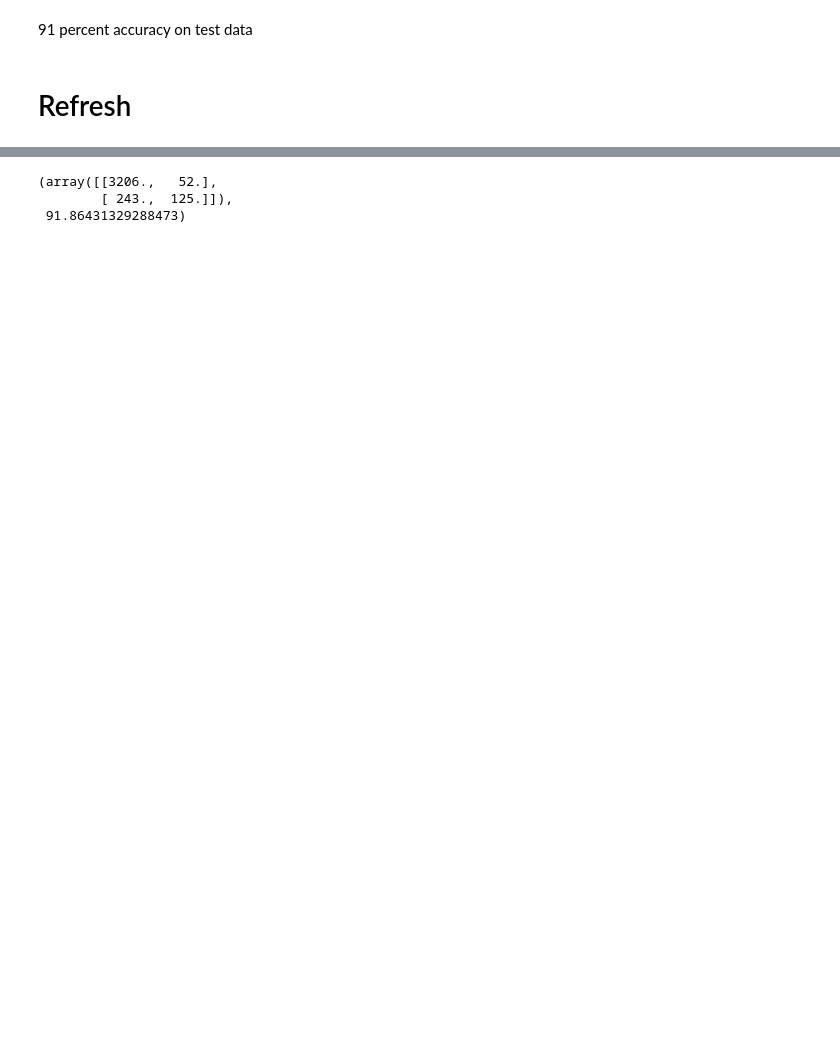
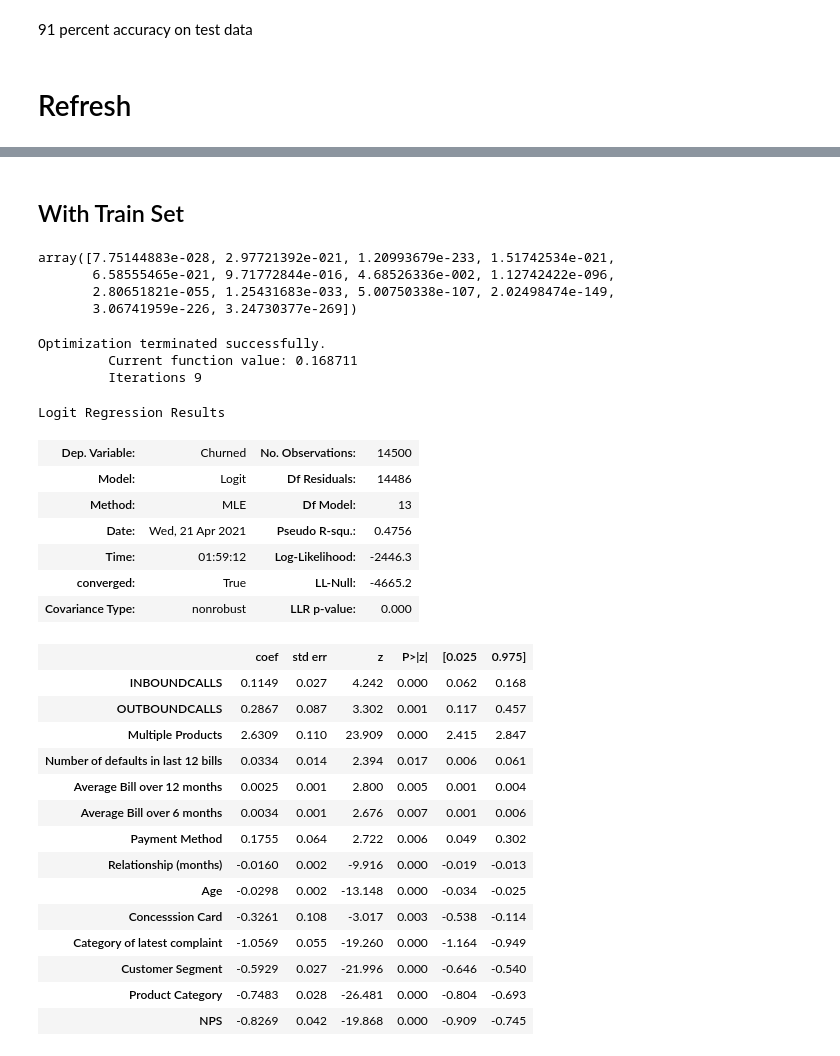
Before and after one commit to Vipul-Dass/Churn-Data, a Jupyter notebook: Logit Regression.ipynb, the cells around one changed output, grey strips where cells are left out. Cells and saved outputs as stored; diff of their text form; code cells hidden in the pictures; blank space fills up the shorter version.

```diff
--- a/Logistic Regression.ipynb
+++ b/Logit Regression.ipynb
@@ -1038,8 +933,68 @@ x2t = test[estimators]
-# %%
-xtn = sm.add_constant(x2t)
-# %%
-confusion_matrix(x2t, yt2, results)
-# %% [output]
-(array([[3206.,   52.],
-        [ 243.,  125.]]),
- 91.86431329288473)
+# %%
+train,test = train_test_split(data1,test_size = 0.2,random_state = 0)
+# %% [markdown]
+## With Train Set
+# %%
+y2_train = train['Churned']
+
+
+estimators = ['INBOUNDCALLS',
+ 'OUTBOUNDCALLS',
+ 'Multiple Products',
+ 'Number of defaults in last 12 bills',
+ 'Average Bill over 12 months',
+              'Average Bill over 6 months',
+              'Payment Method',
+ 'Relationship (months)',
+ 'Age',
+ 'Concesssion Card',
+ 'Category of latest complaint',
+ 'Customer Segment',
+ 'Product Category',
+ 'NPS']
+
+x2_train = train[estimators]
+# %%
+# Check if features are significant
+
+from sklearn.feature_selection import f_regression
+p = f_regression(x2_train,y2_train)[1]
+p
+# %% [output]
+array([7.75144883e-028, 2.97721392e-021, 1.20993679e-233, 1.51742534e-021,
+       6.58555465e-021, 9.71772844e-016, 4.68526336e-002, 1.12742422e-096,
+       2.80651821e-055, 1.25431683e-033, 5.00750338e-107, 2.02498474e-149,
+       3.06741959e-226, 3.24730377e-269])
+# %%
+# Train, Fit and Summarize the Model
+
+reg_log = sm.Logit(y2_train,x2_train)
+results = reg_log.fit()
+results.summary()
+# %% [output]
+Optimization terminated successfully.
+         Current function value: 0.168711
+         Iterations 9
+Logit Regression Results
+| Dep. Variable: | Churned | No. Observations: | 14500 |
+| Model: | Logit | Df Residuals: | 14486 |
+| Method: | MLE | Df Model: | 13 |
+| Date: | Wed, 21 Apr 2021 | Pseudo R-squ.: | 0.4756 |
+| Time: | 01:59:12 | Log-Likelihood: | -2446.3 |
+| converged: | True | LL-Null: | -4665.2 |
+| Covariance Type: | nonrobust | LLR p-value: | 0.000 |
+|  | coef | std err | z | P>|z| | [0.025 | 0.975] |
+| INBOUNDCALLS | 0.1149 | 0.027 | 4.242 | 0.000 | 0.062 | 0.168 |
+| OUTBOUNDCALLS | 0.2867 | 0.087 | 3.302 | 0.001 | 0.117 | 0.457 |
+| Multiple Products | 2.6309 | 0.110 | 23.909 | 0.000 | 2.415 | 2.847 |
+| Number of defaults in last 12 bills | 0.0334 | 0.014 | 2.394 | 0.017 | 0.006 | 0.061 |
+| Average Bill over 12 months | 0.0025 | 0.001 | 2.800 | 0.005 | 0.001 | 0.004 |
+| Average Bill over 6 months | 0.0034 | 0.001 | 2.676 | 0.007 | 0.001 | 0.006 |
+| Payment Method | 0.1755 | 0.064 | 2.722 | 0.006 | 0.049 | 0.302 |
+| Relationship (months) | -0.0160 | 0.002 | -9.916 | 0.000 | -0.019 | -0.013 |
+| Age | -0.0298 | 0.002 | -13.148 | 0.000 | -0.034 | -0.025 |
+| Concesssion Card | -0.3261 | 0.108 | -3.017 | 0.003 | -0.538 | -0.114 |
+| Category of latest complaint | -1.0569 | 0.055 | -19.260 | 0.000 | -1.164 | -0.949 |
+| Customer Segment | -0.5929 | 0.027 | -21.996 | 0.000 | -0.646 | -0.540 |
+| Product Category | -0.7483 | 0.028 | -26.481 | 0.000 | -0.804 | -0.693 |
+| NPS | -0.8269 | 0.042 | -19.868 | 0.000 | -0.909 | -0.745 |
```
Also changed, not shown: parts of 61 cells of this notebook.
